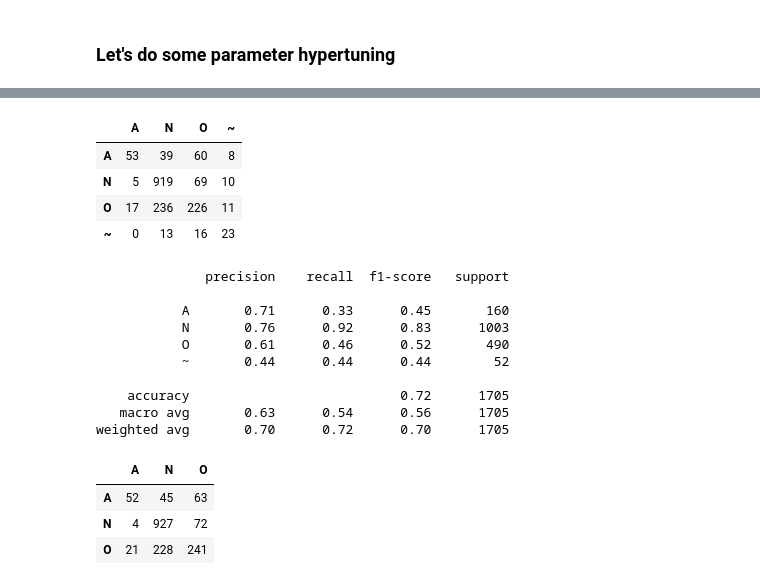
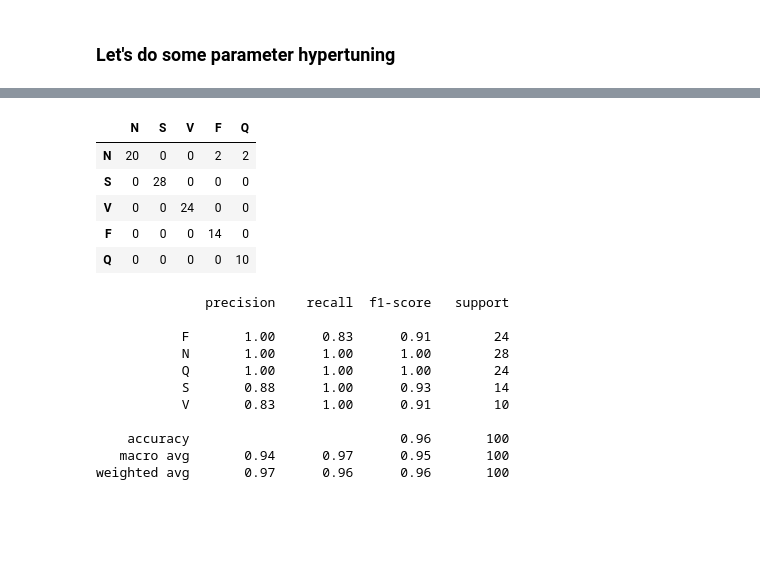
Before and after one commit to Predictive-Systems-Inc/artificially-intelligent, a Jupyter notebook: afib-predict/4c_find_best_model_mit_bih.ipynb, the cells around one changed output, grey strips where cells are left out. Drawn from its saved outputs; the diff is of its cells as text; code cells hidden in the pictures; blank space fills up the shorter version.

Commit message:
updated codes for mit bih test
updated codes for mit bih test

```diff
--- a/afib-predict/4c_find_best_model_mit_bih.ipynb
+++ b/afib-predict/4c_find_best_model_mit_bih.ipynb
@@ -25,7 +25,7 @@ import seaborn as sns
 import matplotlib.pyplot as plt
 # %%
 # load the results
-pan_tompkins_results = pd.read_csv('results/pan_tomkins_features.csv')
+pan_tompkins_results = pd.read_csv('results/mit_bih_pan_tompkins_features.csv')
 pan_tompkins_results = pan_tompkins_results.dropna().drop('record_name', axis=1)
 print('results shape:', pan_tompkins_results.shape)
 # %% [output]
@@ -42,8 +43 @@ A     738
 Name: count, dtype: int64
-# %%
-# Let's apply some balancing techniques to the data
-# Apply
-from sklearn.utils import resample
-# balance the data
-pan_tompkins_results = resample(pan_tompkins_results, replace=True, n_samples=1000, random_state=42)
-print(pan_tompkins_results['label'].value_counts())
@@ -75,9 +47,13 @@ from sklearn.preprocessing import StandardScaler
 # remove nan values
 pan_tompkins_results = pan_tompkins_results.dropna()
 
+#  remove signal power and rr coefficient
+pan_tompkins_results = pan_tompkins_results.drop(columns=['signal_power', 'rr_coefficient', 'second_order_rr_intervals'])
+# pan_tompkins_results = pan_tompkins_results.drop(columns=['second_order_rr_intervals'])
+
 # scale all the features
-# scaler = StandardScaler()
-# pan_tompkins_results[['rr_std', 'hr_std', 'signal_power', 'signal_entropy']] = scaler.fit_transform(pan_tompkins_results[['rr_std', 'hr_std', 'signal_power', 'signal_entropy']])
+scaler = StandardScaler()
+pan_tompkins_results[['rr_std', 'hr_std', 'signal_entropy']] = scaler.fit_transform(pan_tompkins_results[['rr_std', 'hr_std','signal_entropy']])
 
 # split the data into train and test
 X, y = pan_tompkins_results.drop('label', axis=1), pan_tompkins_results['label']
@@ -555,21 +524,21 @@ display(ft_results)
 # %%
 from sklearn.metrics import confusion_matrix
 
-# Lets print the confusion matrix using the gradient boosting model
-best_gb = ft_results.iloc[2]
-gb = GradientBoostingClassifier(**best_gb['Hyperparameter'], random_state=42)
-gb.fit(X_train, y_train)
-y_pred = gb.predict(X_test)
+# Lets print the confusion matrix
+rf = RandomForestClassifier(n_estimators=141, max_depth=9, random_state=42)
+rf.fit(X_train, y_train)
+y_pred = rf.predict(X_test)
 conf_matrix = confusion_matrix(y_test, y_pred)
 # add the labels to the confusion matrix
-conf_matrix = pd.DataFrame(conf_matrix, index=['A', 'N', 'O', '~'], columns=['A', 'N', 'O', '~'])
+conf_matrix = pd.DataFrame(conf_matrix, index=['N', 'S', 'V', 'F', 'Q'], columns=['N', 'S', 'V', 'F', 'Q'])
 display(conf_matrix)
 # %% [output]
-|  | A | N | O | ~ |
-| A | 53 | 39 | 60 | 8 |
-| N | 5 | 919 | 69 | 10 |
-| O | 17 | 236 | 226 | 11 |
-| ~ | 0 | 13 | 16 | 23 |
+|  | N | S | V | F | Q |
+| N | 20 | 0 | 0 | 2 | 2 |
+| S | 0 | 28 | 0 | 0 | 0 |
+| V | 0 | 0 | 24 | 0 | 0 |
+| F | 0 | 0 | 0 | 14 | 0 |
+| Q | 0 | 0 | 0 | 0 | 10 |
 # %%
 
 # print the classification report
@@ -577,31 +546,12 @@ print(classification_report(y_test, y_pred))
 # %% [output]
               precision    recall  f1-score   support
 
-           A       0.71      0.33      0.45       160
-           N       0.76      0.92      0.83      1003
-           O       0.61      0.46      0.52       490
-           ~       0.44      0.44      0.44        52
+           F       1.00      0.83      0.91        24
+           N       1.00      1.00      1.00        28
+           Q       1.00      1.00      1.00        24
+           S       0.88      1.00      0.93        14
+           V       0.83      1.00      0.91        10
 
-    accuracy                           0.72      1705
-   macro avg       0.63      0.54      0.56      1705
-weighted avg       0.70      0.72      0.70      1705
+    accuracy                           0.96       100
+   macro avg       0.94      0.97      0.95       100
+weighted avg       0.97      0.96      0.96       100
-# %%
-# let's remove the ~ label from the train and test data
-X_train_2 = X_train[y_train != '~']
-y_train_2 = y_train[y_train != '~']
-X_test_2 = X_test[y_test != '~']
-y_test_2 = y_test[y_test != '~']
-
-# now let's train the model again
-gb_2 = GradientBoostingClassifier(**best_gb['Hyperparameter'], random_state=42)
-gb_2.fit(X_train_2, y_train_2)
-y_pred_2 = gb_2.predict(X_test_2)
-conf_matrix_2 = confusion_matrix(y_test_2, y_pred_2)
-# add the labels to the confusion matrix
-conf_matrix_2 = pd.DataFrame(conf_matrix_2, index=['A', 'N', 'O'], columns=['A', 'N', 'O'])
-display(conf_matrix_2)
-# %% [output]
-|  | A | N | O |
-| A | 52 | 45 | 63 |
-| N | 4 | 927 | 72 |
-| O | 21 | 228 | 241 |
```
Also changed, not shown: parts of 27 cells of this notebook, 9 other files.
